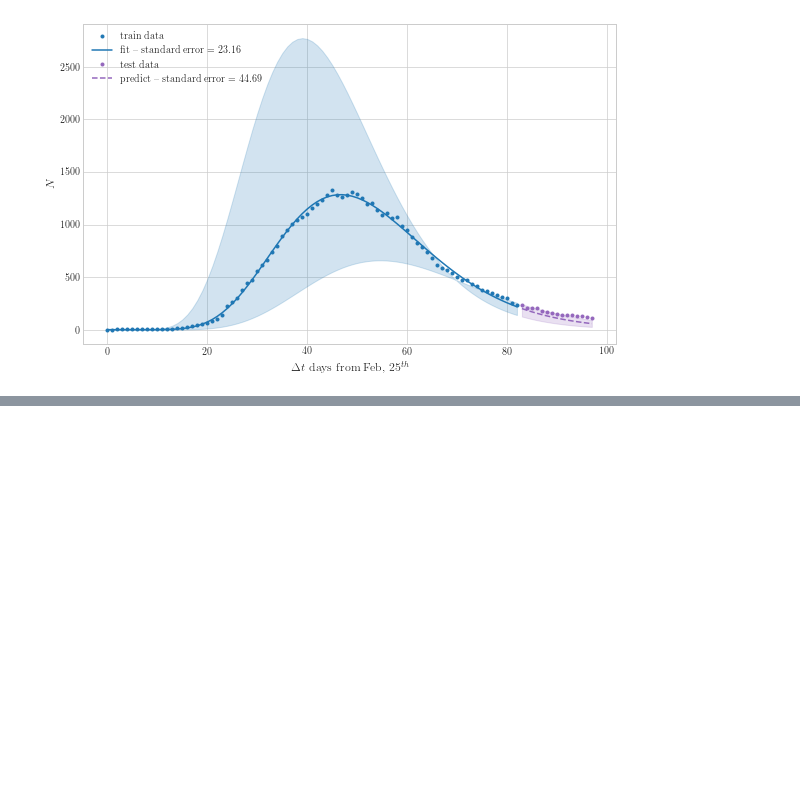
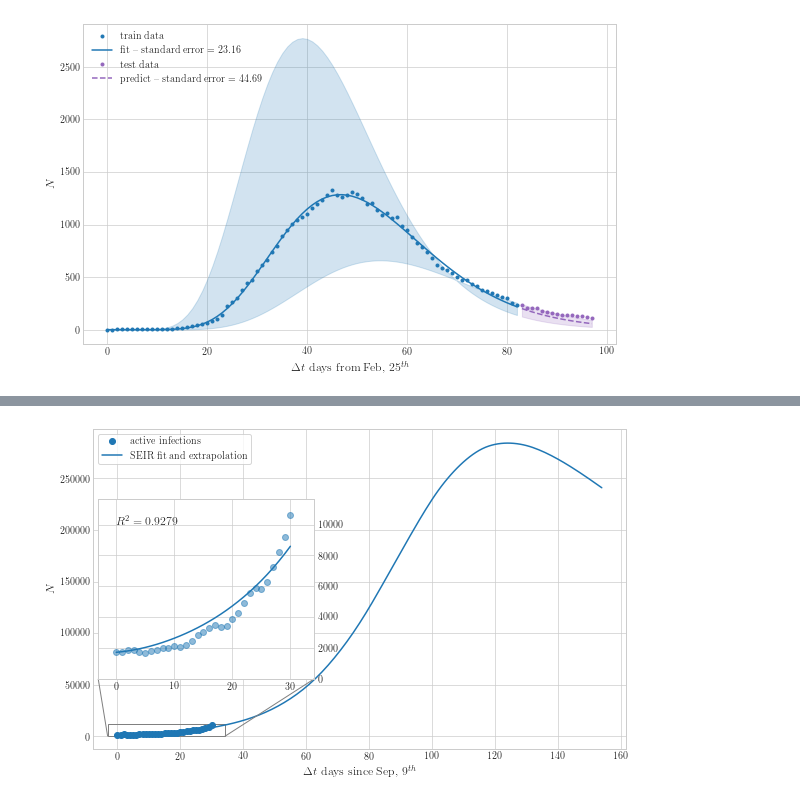
Before and after one commit to akapet00/covid-19-modelling-croatia, a Jupyter notebook: notebooks/08-extrapolation.ipynb, the cells around one changed output, grey strips where cells are left out. Drawn from its saved outputs; the diff is of its cells as text; code cells hidden in the pictures; blank space fills up the shorter version.

Commit message:
add SEIR extrapolation for the last 45 days of the third epi wave

```diff
--- a/notebooks/08-extrapolation.ipynb
+++ b/notebooks/08-extrapolation.ipynb
@@ -448,0 +464,46 @@ plt.show()
+# %%
+opt = minimize(
+    fun=loss,
+    x0=guess,
+    args=(y, IC),
+    method='L-BFGS-B',
+    bounds=[(1e-5, 1.0)] * len(guess),
+    options={'maxiter': 1000, 'disp': True},
+)
+
+sol = solve_ivp(
+    fun=SEIR,
+    t_span=(0, t_predict.size),
+    y0=IC,
+    args=opt.x,
+    method='RK45',
+    t_eval=t_predict,
+    vectorized=True,
+)
+# %%
+from mpl_toolkits.axes_grid1.inset_locator import zoomed_inset_axes, mark_inset, inset_axes
+
+# plotting
+fig, ax = plt.subplots()
+ax.plot(t, y, 'o', color=hex_blue, label='active infections')
+ax.plot(t_predict, sol.y[2], '-', color=hex_blue, label='SEIR fit and extrapolation')
+ax.set_xlabel('$\Delta t$ days since Sep, $9^{th}$')
+ax.set_ylabel('$N$')
+
+# zoom in a bit
+axins = inset_axes(ax, width=3, height=2.5, loc='center left', )
+axins.plot(t, y, 'o', color=hex_blue, alpha=0.5)
+axins.plot(t_predict[:t.size], sol.y[2][:y.size], '-', color=hex_blue)
+x1, x2, y1, y2 = -0.1*t.size, 1.1*t.size, 0, 1.1*y.max()
+axins.set_xlim(x1, x2)
+axins.set_ylim(y1, y2)
+axins.xaxis.set_visible(True)
+axins.yaxis.set_visible(True)
+axins.yaxis.tick_right()
+axins.text(0, 10000, f'$R^2 = {round(r2_score(y, sol.y[2][:y.size]), 4)}$')
+mark_inset(ax, axins, loc1=3, loc2=4, ec='0.5')
+
+ax.legend(frameon=True)
+plt.show()
+# %% [output]
+[figure, added]
```
Also changed, not shown: parts of 7 cells of this notebook.
